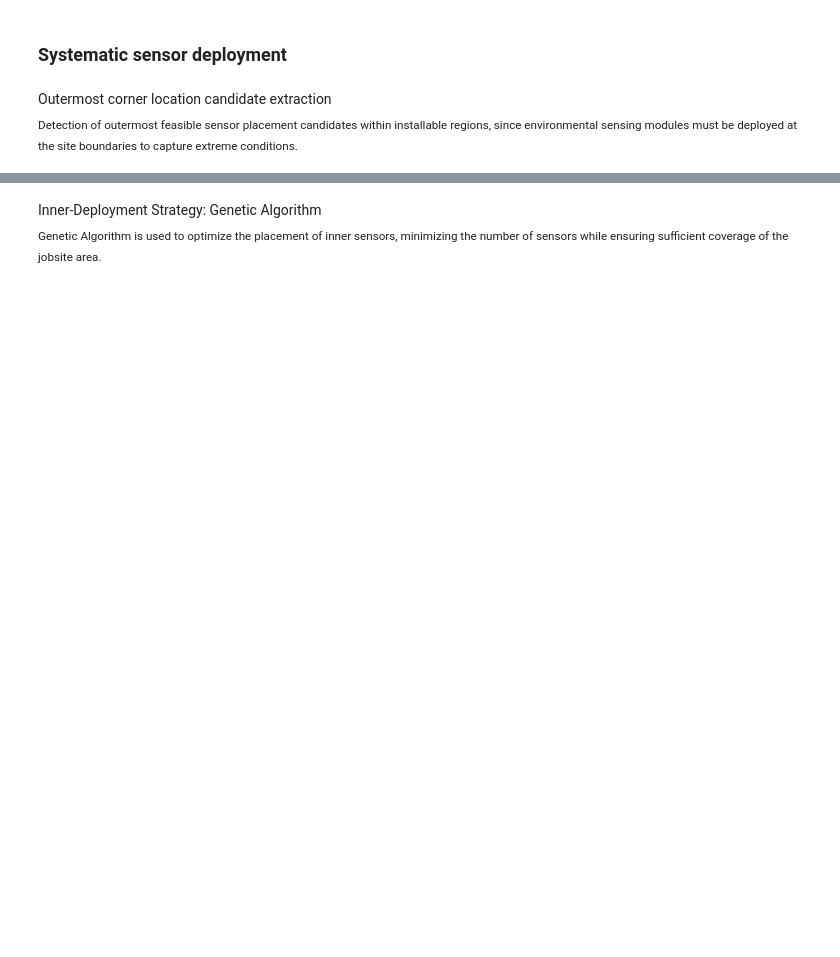
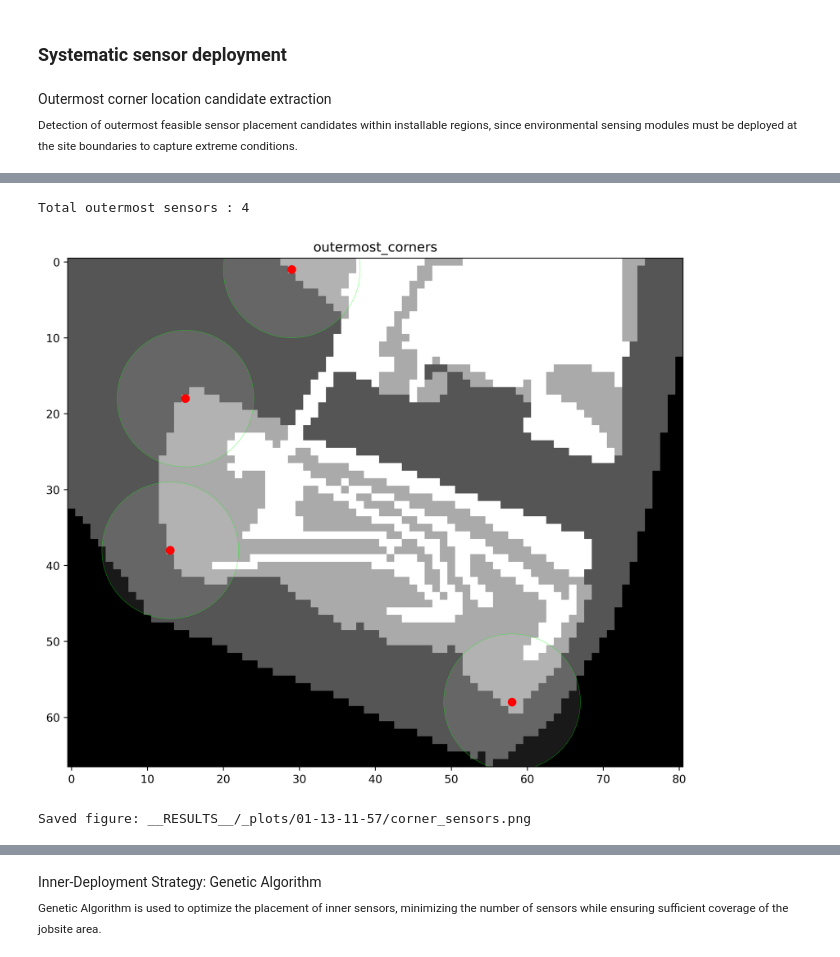
Before and after one commit to yutakseo/SensorDeployment_Optimizer, a Jupyter notebook: main.ipynb, the cells around one changed output, grey strips where cells are left out. Drawn from its saved outputs; the diff is of its cells as text; code cells hidden in the pictures; blank space fills up the shorter version.

```diff
--- a/main.ipynb
+++ b/main.ipynb
@@ -57,14 +90,18 @@ vis.showMap(map_data=corner_heatmap, title="Harris Corner Map", cmap="jet", file
 # %%
-corners = corner_instance.LMX(harris_map=corner_heatmap, installable_map=installable_layer, )
+corners = corner_instance.LMX(harris_map=corner_heatmap, installable_map=installable_layer, min_dist=9)
 
 print("Total outermost sensors :",len(corners))
 vis.showMap_circle(
     map_data=map,
     sensor_positions=corners,
     title="outermost_corners",
     cmap="gray",
     filename="corner_sensors"
     )
+# %% [output]
+Total outermost sensors : 4
+[figure, added]
+Saved figure: __RESULTS__/_plots/01-13-11-57/corner_sensors.png
 # %%
 corner_layer = HarrisCorner(jobsite_layer)
 corner_candidate = corner_layer.run(
```
Also changed, not shown: parts of 10 cells of this notebook, 4 other files.
